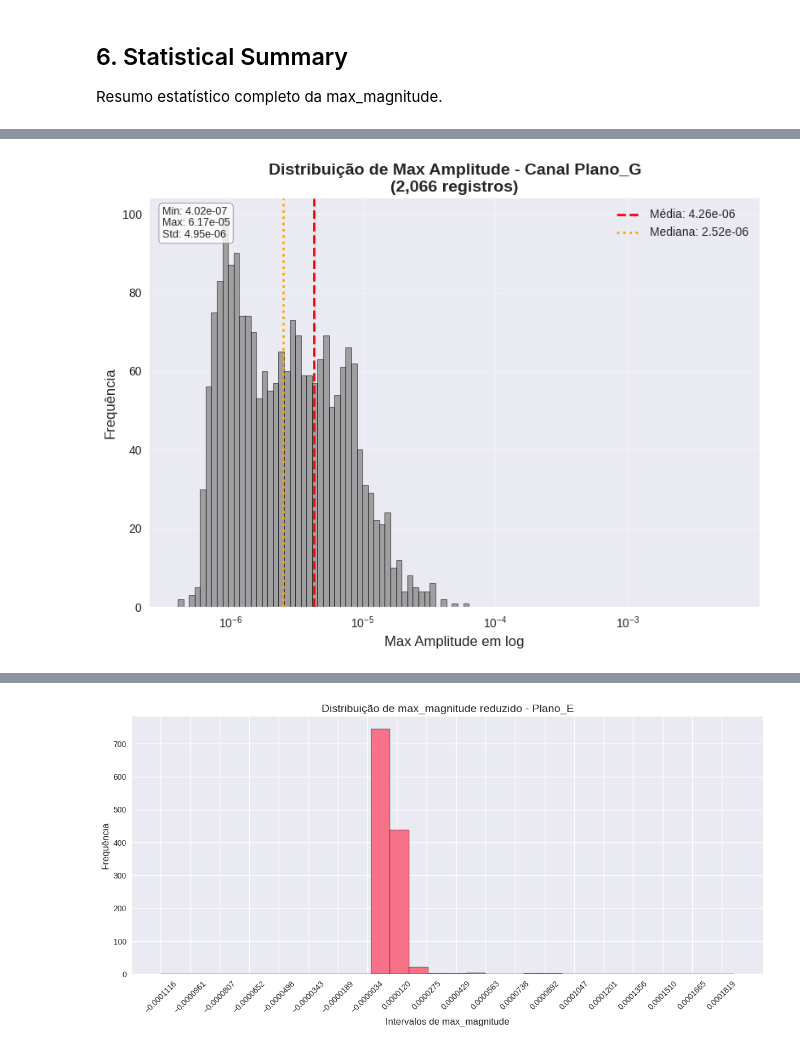
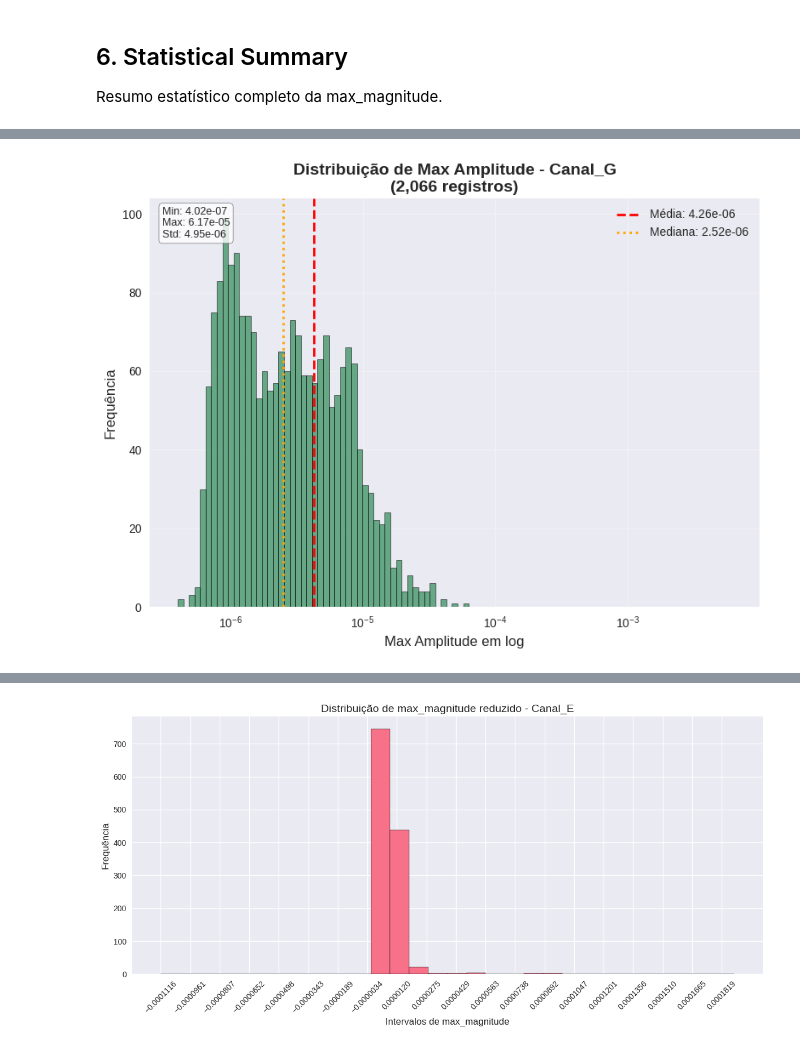
Before and after one commit to pedro-acviana/Sismic-Data-Analysis, a Jupyter notebook: analise_energia_total.ipynb, the cells around one changed output, grey strips where cells are left out. Saved outputs shown, nothing was run; the diff lists cells and outputs as text; code cells hidden in the pictures.

Commit message:
Change name from "plano" to "canal"

```diff
--- a/analise_energia_total.ipynb
+++ b/analise_energia_total.ipynb
@@ -677,7 +678,7 @@ Histogramas das distribuições de max_magnitude agrupadas por plano (G, H, E) p
 # %%
-# Histogramas de max_magnitude por Canal (Plano)
+# Histogramas de max_magnitude por Canal
 print("\n" + "="*60)
-print("HISTOGRAMAS DE max_magnitude POR CANAL (PLANO)")
+print("HISTOGRAMAS DE max_magnitude POR CANAL")
 print("="*60)
 
 import matplotlib.pyplot as plt
@@ -687,9 +688,9 @@ import numpy as np
 if 'max_magnitude' not in df.columns:
     print("ERRO: Coluna 'max_magnitude' não encontrada!")
 else:
-    # Verificar quais planos estão disponíveis nos dados
-    available_planes = sorted(df['plane'].unique())
-    print(f"Planos disponíveis: {available_planes}")
+    # Verificar quais canais estão disponíveis nos dados
+    available_canais = sorted(df['canal'].unique())
+    print(f"Canais disponíveis: {available_canais}")
 
     # Filtrar dados válidos
     valid_data = df.dropna(subset=['max_magnitude'])
@@ -697,8 +698,8 @@ else:
     if len(valid_data) == 0:
         print("Nenhum dado válido de max_magnitude para gerar histogramas.")
     else:
-        # Cores para cada plano
-        plane_colors = {'G': '#2E8B57', 'H': '#FF6347', 'E': '#4169E1', 'A': '#9932CC', 'B': '#FF8C00'}
+        # Cores para cada canal
+        canal_colors = {'Canal_G': '#2E8B57', 'Canal_H': '#FF6347', 'Canal_E': '#4169E1', 'Canal_A': '#9932CC', 'Canal_B': '#FF8C00'}
 
         # Calcular bins globais para manter escala consistente
         all_amplitudes = valid_data['max_magnitude'].values
@@ -713,19 +714,19 @@ else:
             bins = np.linspace(min_amplitude, max_magnitude, 100)
             use_log_scale = False
 
-        # Criar gráficos separados para cada plano
-        for plane in available_planes:
-            plane_data = valid_data[valid_data['plane'] == plane]['max_magnitude']
+        # Criar gráficos separados para cada canal
+        for canal in available_canais:
+            canal_data = valid_data[valid_data['canal'] == canal]['max_magnitude']
 
-            if len(plane_data) > 0:
+            if len(canal_data) > 0:
                 plt.figure(figsize=(8, 6))
-                plt.hist(plane_data, bins=bins,
-                         color=plane_colors.get(plane, '#808080'),
+                plt.hist(canal_data, bins=bins,
+                         color=canal_colors.get(canal, '#808080'),
                          alpha=0.7, edgecolor='black', linewidth=0.5)
 
                 plt.xlabel('Max Amplitude em log', fontsize=12)
                 plt.ylabel('Frequência', fontsize=12)
-                plt.title(f'Distribuição de Max Amplitude - Canal {plane}\n({len(plane_data):,} registros)',
+                plt.title(f'Distribuição de Max Amplitude - {canal}\n({len(canal_data):,} registros)',
                           fontsize=14, fontweight='bold')
 
                 if use_log_scale:
@@ -734,16 +735,16 @@ else:
                 plt.grid(True, alpha=0.3)
 
                 # Adicionar estatísticas ao gráfico
-                mean_amplitude = plane_data.mean()
-                median_amplitude = plane_data.median()
-                std_amplitude = plane_data.std()
+                mean_amplitude = canal_data.mean()
+                median_amplitude = canal_data.median()
+                std_amplitude = canal_data.std()
 
                 plt.axvline(mean_amplitude, color='red', linestyle='--', linewidth=2, label=f'Média: {mean_amplitude:.2e}')
                 plt.axvline(median_amplitude, color='orange', linestyle=':', linewidth=2, label=f'Mediana: {median_amplitude:.2e}')
                 plt.legend(fontsize=10)
 
-                stats_text = f'Min: {plane_data.min():.2e}\n'
-                stats_text += f'Max: {plane_data.max():.2e}\n'
+                stats_text = f'Min: {canal_data.min():.2e}\n'
+                stats_text += f'Max: {canal_data.max():.2e}\n'
                 stats_text += f'Std: {std_amplitude:.2e}'
 
                 plt.text(0.02, 0.98, stats_text,
@@ -755,30 +756,30 @@ else:
                 plt.tight_layout()
                 plt.show()
             else:
-                print(f"\nCanal {plane}: Sem dados válidos disponíveis")
+                print(f"\n{canal}: Sem dados válidos disponíveis")
 
         # Estatísticas detalhadas por canal
         print("\nESTATÍSTICAS DETALHADAS POR CANAL:")
         print("="*50)
 
-        for plane in available_planes:
-            plane_data = valid_data[valid_data['plane'] == plane]['max_magnitude']
+        for canal in available_canais:
+            canal_data = valid_data[valid_data['canal'] == canal]['max_magnitude']
 
-            if len(plane_data) > 0:
-                print(f"\nCanal {plane}:")
-                print(f"  Registros: {len(plane_data):,}")
-                print(f"  Média: {plane_data.mean():.6e}")
-                print(f"  Mediana: {plane_data.median():.6e}")
-                print(f"  Desvio Padrão: {plane_data.std():.6e}")
-                print(f"  Mínimo: {plane_data.min():.6e}")
-                print(f"  Máximo: {plane_data.max():.6e}")
-                print(f"  Range: {plane_data.max() - plane_data.min():.6e}")
+            if len(canal_data) > 0:
+                print(f"\n{canal}:")
+                print(f"  Registros: {len(canal_data):,}")
+                print(f"  Média: {canal_data.mean():.6e}")
+                print(f"  Mediana: {canal_data.median():.6e}")
+                print(f"  Desvio Padrão: {canal_data.std():.6e}")
+                print(f"  Mínimo: {canal_data.min():.6e}")
+                print(f"  Máximo: {canal_data.max():.6e}")
+                print(f"  Range: {canal_data.max() - canal_data.min():.6e}")
 
                 # Percentis
-                p25 = plane_data.quantile(0.25)
-                p75 = plane_data.quantile(0.75)
-                p90 = plane_data.quantile(0.90)
-                p95 = plane_data.quantile(0.95)
+                p25 = canal_data.quantile(0.25)
+                p75 = canal_data.quantile(0.75)
+                p90 = canal_data.quantile(0.90)
+                p95 = canal_data.quantile(0.95)
 
                 print(f"  25º Percentil: {p25:.6e}")
                 print(f"  75º Percentil: {p75:.6e}")
@@ -786,19 +787,19 @@ else:
                 print(f"  95º Percentil: {p95:.6e}")
 
                 # Análise de distribuição de frequência
-                counts, bins = np.histogram(plane_data, bins=20)
+                counts, bins = np.histogram(canal_data, bins=20)
                 max_freq_bin = np.argmax(counts)
                 modal_range = f"[{bins[max_freq_bin]:.6e} - {bins[max_freq_bin+1]:.6e}]"
                 print(f"  Intervalo mais frequente: {modal_range} ({counts[max_freq_bin]} ocorrências)")
 
                 # Análise de assimetria da distribuição
                 from scipy import stats
-                skewness = stats.skew(plane_data)
-                kurtosis = stats.kurtosis(plane_data)
+                skewness = stats.skew(canal_data)
+                kurtosis = stats.kurtosis(canal_data)
                 print(f"  Assimetria (skewness): {skewness:.3f}")
                 print(f"  Curtose (kurtosis): {kurtosis:.3f}")
 
             else:
-                print(f"\nCanal {plane}: Sem dados válidos disponíveis")
+                print(f"\n{canal}: Sem dados válidos disponíveis")
 # %% [output]
 ============================================================
@@ -809 +811 @@ Planos disponíveis: ['Plano_E', 'Plano_G', 'Plano_H']
-[figure, old version]
+[figure, new version]
```
Also changed, not shown: parts of 17 cells of this notebook, 1 other file.
